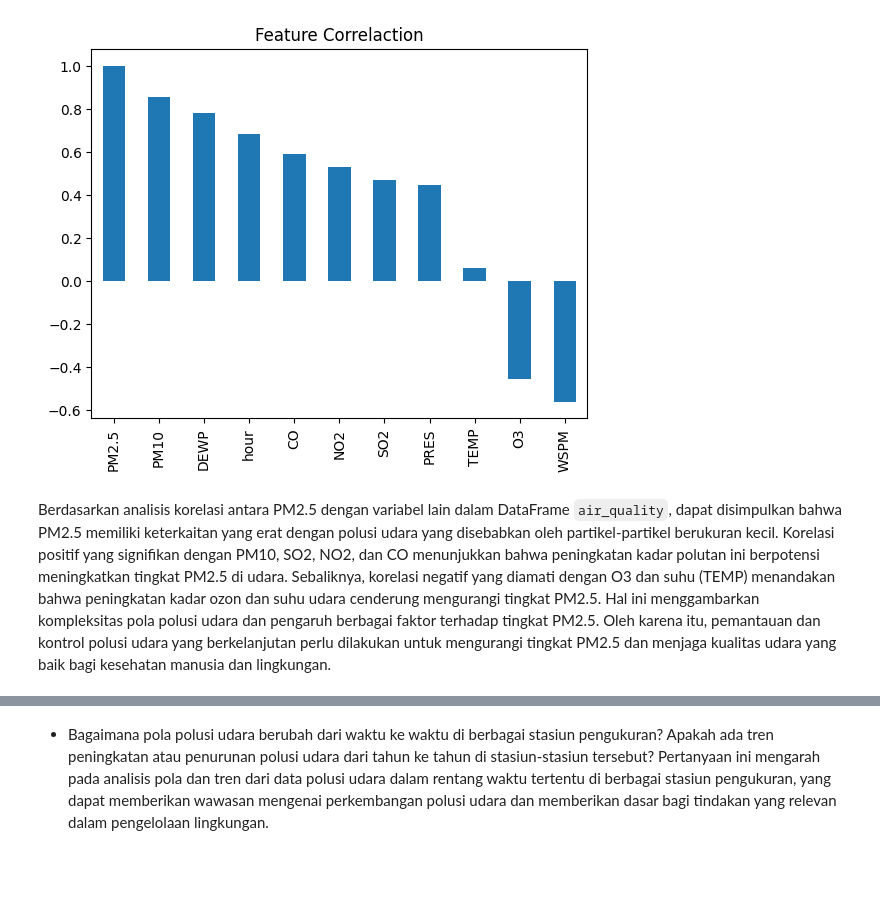
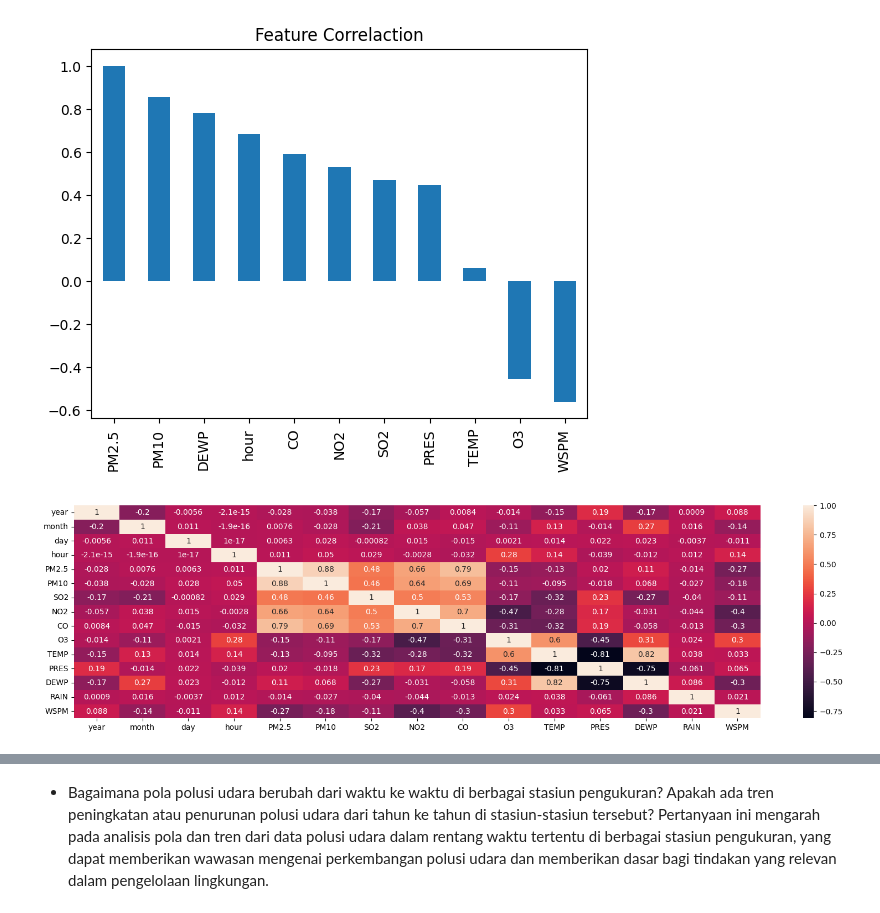
Before and after one commit to IvanSholana/Air-Quality-Dashboard, a Jupyter notebook: Proyek Analisis Data.ipynb, the cells around one changed output, grey strips where cells are left out. Drawn from its saved outputs; the diff is of its cells as text; code cells hidden in the pictures; blank space fills up the shorter version.

```diff
--- a/Proyek Analisis Data.ipynb
+++ b/Proyek Analisis Data.ipynb
@@ -264,5 +318,10 @@ air_quality.loc[(air_quality['datetime'] == '2013-03-01') & (air_quality['statio
 plt.show()
 # %% [output]
 [figure]
-# %% [markdown]
-Berdasarkan analisis korelasi antara PM2.5 dengan variabel lain dalam DataFrame `air_quality`, dapat disimpulkan bahwa PM2.5 memiliki keterkaitan yang erat dengan polusi udara yang disebabkan oleh partikel-partikel berukuran kecil. Korelasi positif yang signifikan dengan PM10, SO2, NO2, dan CO menunjukkan bahwa peningkatan kadar polutan ini berpotensi meningkatkan tingkat PM2.5 di udara. Sebaliknya, korelasi negatif yang diamati dengan O3 dan suhu (TEMP) menandakan bahwa peningkatan kadar ozon dan suhu udara cenderung mengurangi tingkat PM2.5. Hal ini menggambarkan kompleksitas pola polusi udara dan pengaruh berbagai faktor terhadap tingkat PM2.5. Oleh karena itu, pemantauan dan kontrol polusi udara yang berkelanjutan perlu dilakukan untuk mengurangi tingkat PM2.5 dan menjaga kualitas udara yang baik bagi kesehatan manusia dan lingkungan.
+# %%
+
+plt.figure(figsize=(20,5))
+sns.heatmap(air_quality.select_dtypes('number').corr(),annot=True)
+plt.show()
+# %% [output]
+[figure, added]
```
Also changed, not shown: parts of 30 cells of this notebook, 1 other file.
